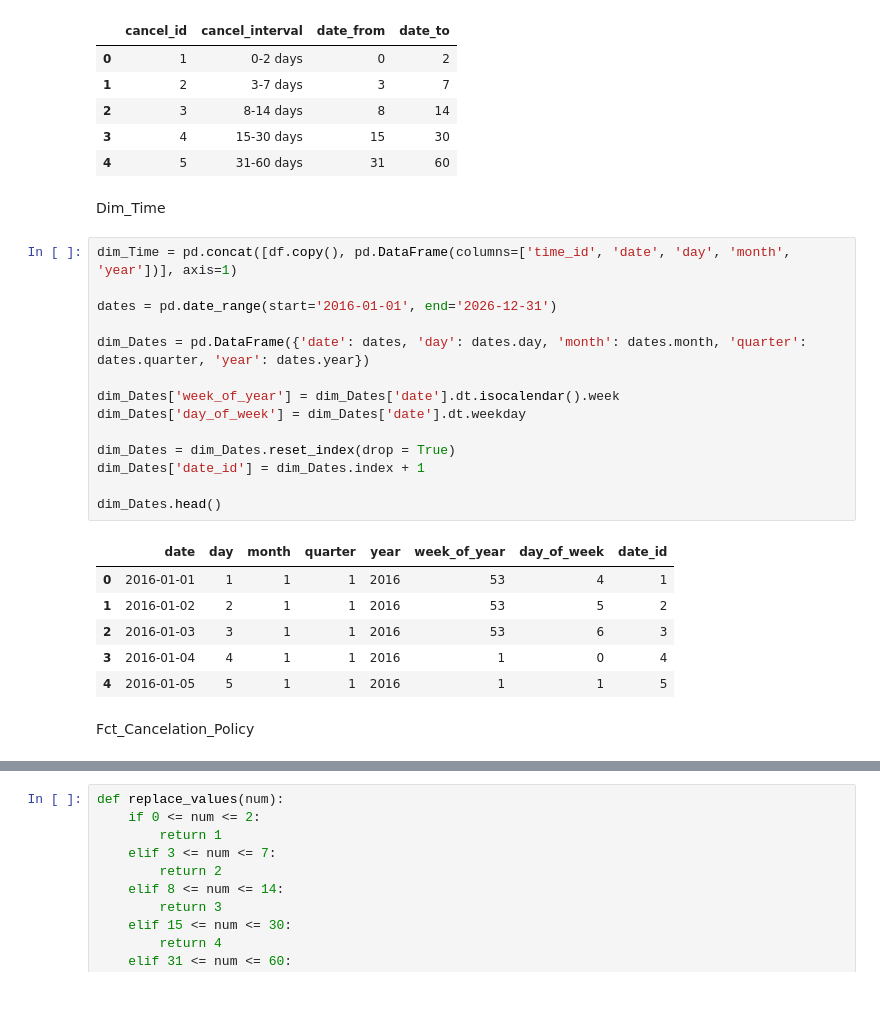
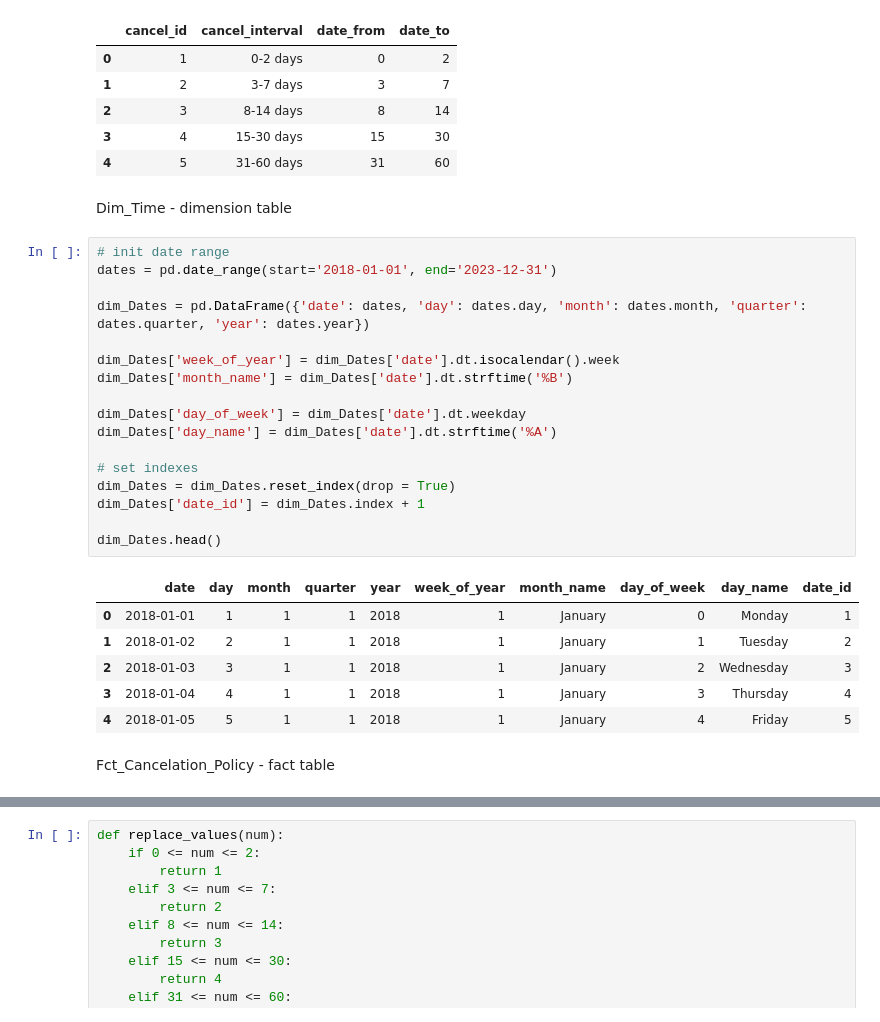
Before and after one commit to mileni98/data-warehouse, a Jupyter notebook: etl/etl_third_theme.ipynb, the cells around one changed output, grey strips where cells are left out. Drawn from its saved outputs; the diff is of its cells as text.

```diff
--- a/etl/etl_third_theme.ipynb
+++ b/etl/etl_third_theme.ipynb
@@ -105,29 +101,32 @@ Dim_No_Days_Cancelled.head()
 | 3 | 4 | 15-30 days | 15 | 30 |
 | 4 | 5 | 31-60 days | 31 | 60 |
 # %% [markdown]
-Dim_Time
+Dim_Time - dimension table
 # %%
-dim_Time = pd.concat([df.copy(), pd.DataFrame(columns=['time_id', 'date', 'day', 'month', 'year'])], axis=1)
-
-dates = pd.date_range(start='2016-01-01', end='2026-12-31')
+# init date range
+dates = pd.date_range(start='2018-01-01', end='2023-12-31')
 
 dim_Dates = pd.DataFrame({'date': dates, 'day': dates.day, 'month': dates.month, 'quarter': dates.quarter, 'year': dates.year})
 
 dim_Dates['week_of_year'] = dim_Dates['date'].dt.isocalendar().week
+dim_Dates['month_name'] = dim_Dates['date'].dt.strftime('%B')
+
 dim_Dates['day_of_week'] = dim_Dates['date'].dt.weekday
+dim_Dates['day_name'] = dim_Dates['date'].dt.strftime('%A')
 
+# set indexes
 dim_Dates = dim_Dates.reset_index(drop = True)
 dim_Dates['date_id'] = dim_Dates.index + 1
 
 dim_Dates.head()
 # %% [output]
-|  | date | day | month | quarter | year | week_of_year | day_of_week | date_id |
-| 0 | 2016-01-01 | 1 | 1 | 1 | 2016 | 53 | 4 | 1 |
-| 1 | 2016-01-02 | 2 | 1 | 1 | 2016 | 53 | 5 | 2 |
-| 2 | 2016-01-03 | 3 | 1 | 1 | 2016 | 53 | 6 | 3 |
-| 3 | 2016-01-04 | 4 | 1 | 1 | 2016 | 1 | 0 | 4 |
-| 4 | 2016-01-05 | 5 | 1 | 1 | 2016 | 1 | 1 | 5 |
+|  | date | day | month | quarter | year | week_of_year | month_name | day_of_week | day_name | date_id |
+| 0 | 2018-01-01 | 1 | 1 | 1 | 2018 | 1 | January | 0 | Monday | 1 |
+| 1 | 2018-01-02 | 2 | 1 | 1 | 2018 | 1 | January | 1 | Tuesday | 2 |
+| 2 | 2018-01-03 | 3 | 1 | 1 | 2018 | 1 | January | 2 | Wednesday | 3 |
+| 3 | 2018-01-04 | 4 | 1 | 1 | 2018 | 1 | January | 3 | Thursday | 4 |
+| 4 | 2018-01-05 | 5 | 1 | 1 | 2018 | 1 | January | 4 | Friday | 5 |
 # %% [markdown]
-Fct_Cancelation_Policy
+Fct_Cancelation_Policy - fact table
 # %%
 fct_Cancelation_Policy = df_merged.copy()
```
Also changed, not shown: parts of 22 cells of this notebook.
